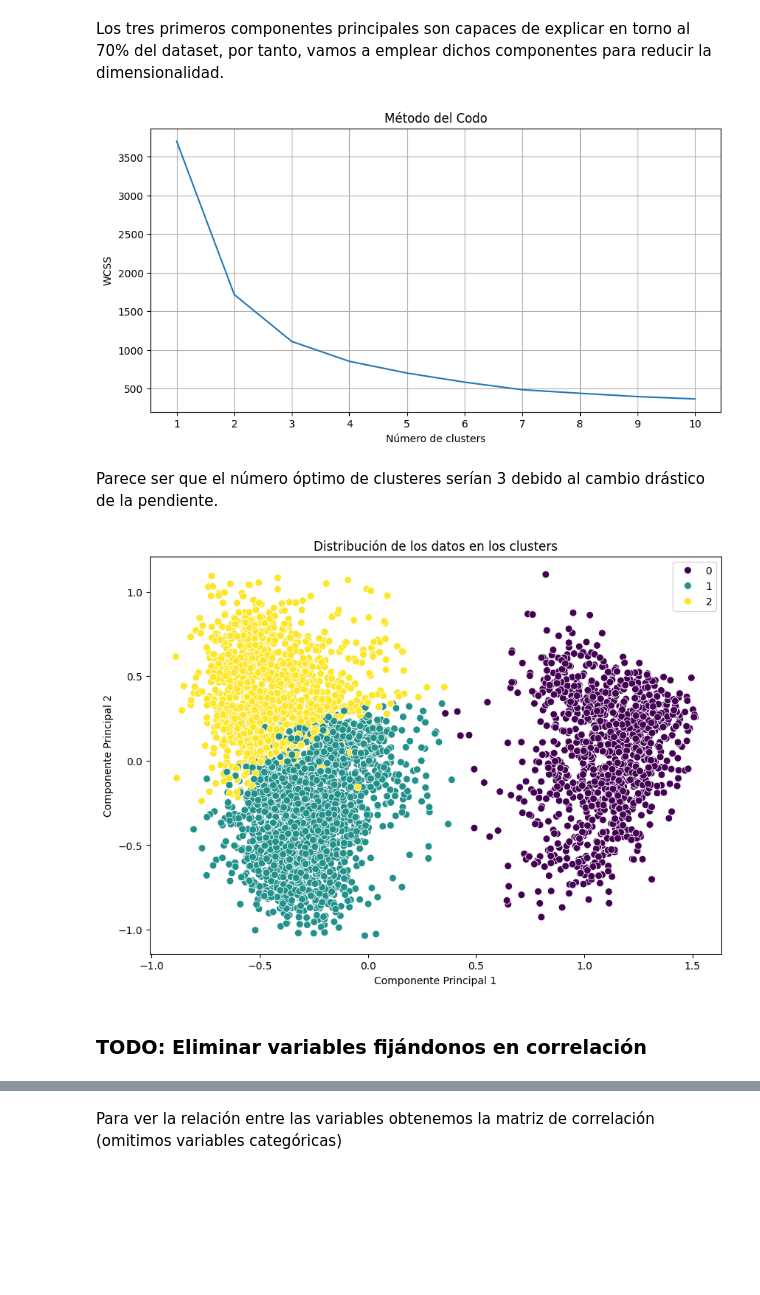
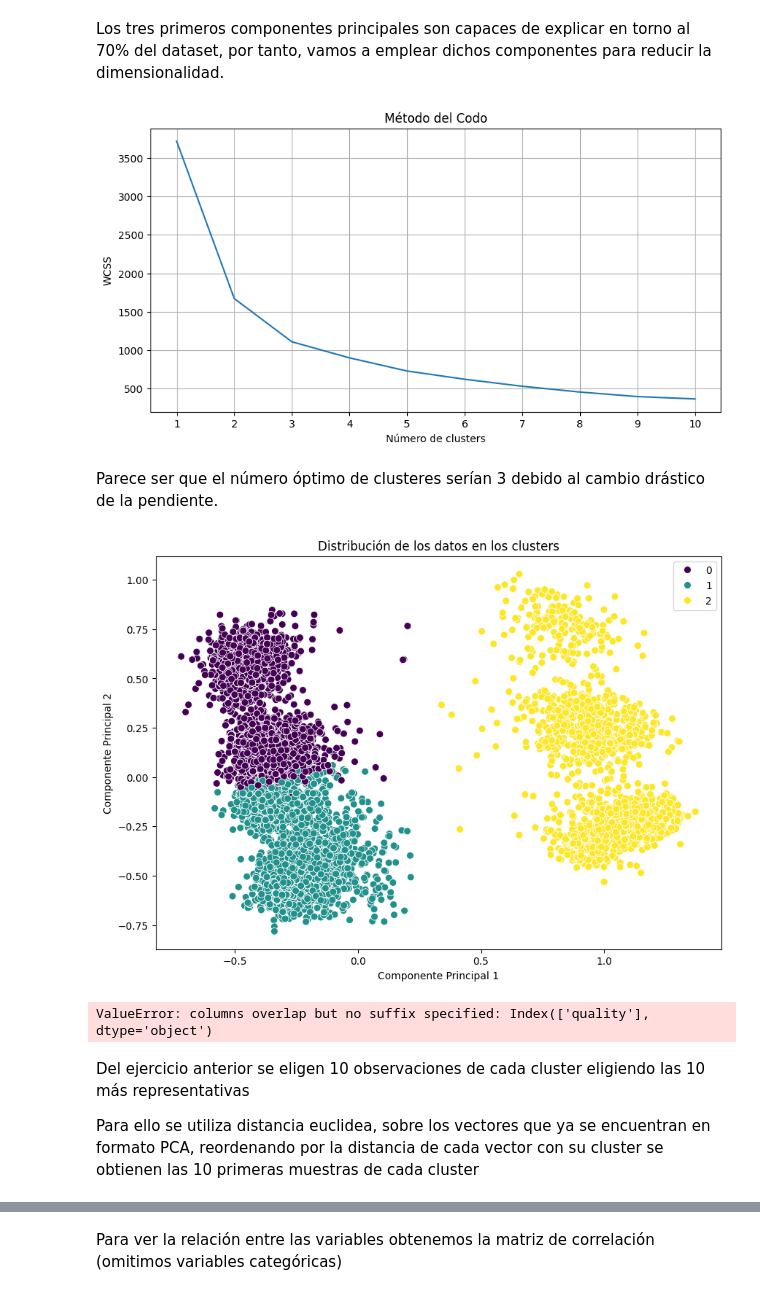
Before and after one commit to Alf-caput/LAB04_Regresion_y_agrupamiento, a Jupyter notebook: LAB04 Regresion_y_agrupamientov2.ipynb, the cells around one changed output, grey strips where cells are left out. Saved outputs shown, nothing was run; the diff lists cells and outputs as text; code cells hidden in the pictures; blank space fills up the shorter version.

```diff
--- a/LAB04 Regresion_y_agrupamientov2.ipynb
+++ b/LAB04 Regresion_y_agrupamientov2.ipynb
@@ -486,6 +490,7 @@ import numpy as np
 transformed_vars = ['residual sugar', 'free sulfur dioxide', 'total sulfur dioxide', 'chlorides']
 for var in transformed_vars:
     df[f'log_{var}'] = np.log1p(df[var])
+    df.drop(var, axis=1, inplace=True)
 
 for var in transformed_vars:
     feat_plot(df, f'log_{var}')
@@ -531,9 +540,10 @@ plt.show()
 from sklearn.model_selection import train_test_split
 from sklearn.preprocessing import MinMaxScaler
 
-df_train, df_test = train_test_split(df, test_size=0.2, random_state=42)
+# df_train, df_test = train_test_split(df, test_size=0.2, random_state=42)
 
 scaler = MinMaxScaler()
+df_train = df.copy()
 scaler.fit(df_train)
 scaler
 # %% [output]
@@ -590,27 +602,41 @@ plt.xticks(range(1, 11))
 plt.grid(True)
 plt.show()
 # %% [output]
-[figure, old version]
+[figure, new version]
 # %% [markdown]
 Parece ser que el número óptimo de clusteres serían 3 debido al cambio drástico de la pendiente.
 # %%
 principal_components = pca_3d.transform(df_train)
 
 kmeans = KMeans(n_clusters=3, init='k-means++', max_iter=300, n_init=10, random_state=0)
 model = make_pipeline(pca_3d, kmeans)
 model.fit(df_train)
 clusters = model.predict(df_train)
 
-df_res = df_train.copy()
-df_res['cluster'] = clusters
-df_res.head()
 plt.figure(figsize=(10, 7))
 sns.scatterplot(x=principal_components[:, 0], y=principal_components[:, 1], hue=clusters, palette='viridis', s=50)
 plt.title('Distribución de los datos en los clusters')
 plt.xlabel('Componente Principal 1')
 plt.ylabel('Componente Principal 2')
 plt.show()
 # %% [output]
-[figure, old version]
+[figure, new version]
-# %% [markdown]
-### TODO: Eliminar variables fijándonos en correlación
+# %%
+df['cluster'] = kmeans.labels_
+quality_columns = [col for col in df.columns if 'quality' in col]
+quality_summary = df.groupby('cluster')[quality_columns].sum()
+cluster_sizes = df['cluster'].value_counts().sort_index()
+quality_proportions = quality_summary.div(cluster_sizes, axis=0)
+
+# Calcular el resumen numérico y unirlo con las proporciones de calidad
+numeric_summary = df.select_dtypes(include=[np.number]).groupby('cluster').mean()
+cluster_summary = numeric_summary.join(quality_proportions)
+
+# Mostrar el resumen extendido
+print(cluster_summary)
+# %% [output]
+ValueError: columns overlap but no suffix specified: Index(['quality'], dtype='object')
+# %% [markdown]
+Del ejercicio anterior se eligen 10 observaciones de cada cluster eligiendo las 10 más representativas
+
+Para ello se utiliza distancia euclidea, sobre los vectores que ya se encuentran en formato PCA, reordenando por la distancia de cada vector con su cluster se obtienen las 10 primeras muestras de cada cluster
```
Also changed, not shown: parts of 19 cells of this notebook, 2 other files.
